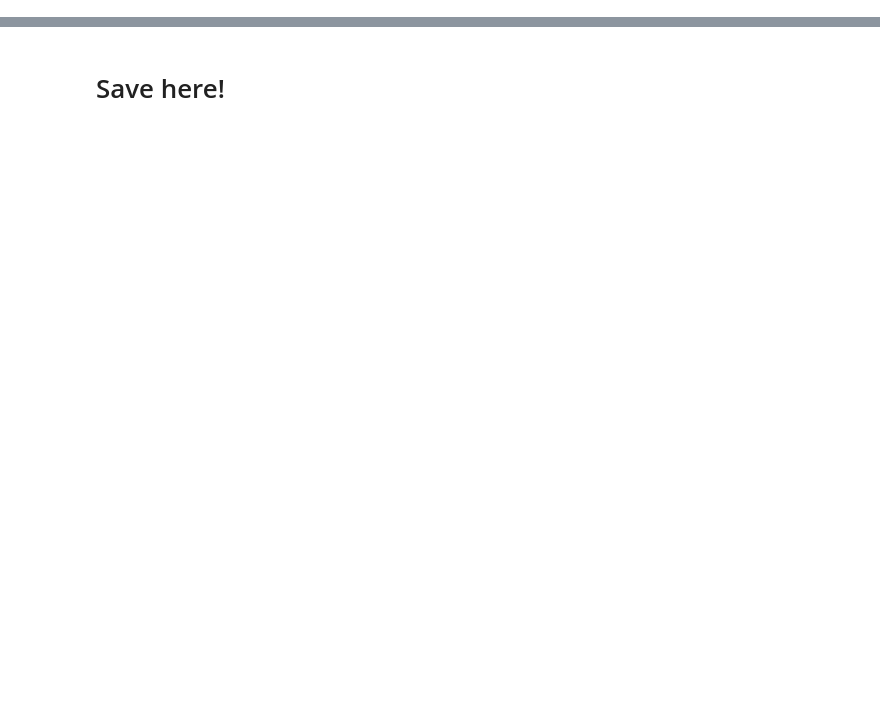
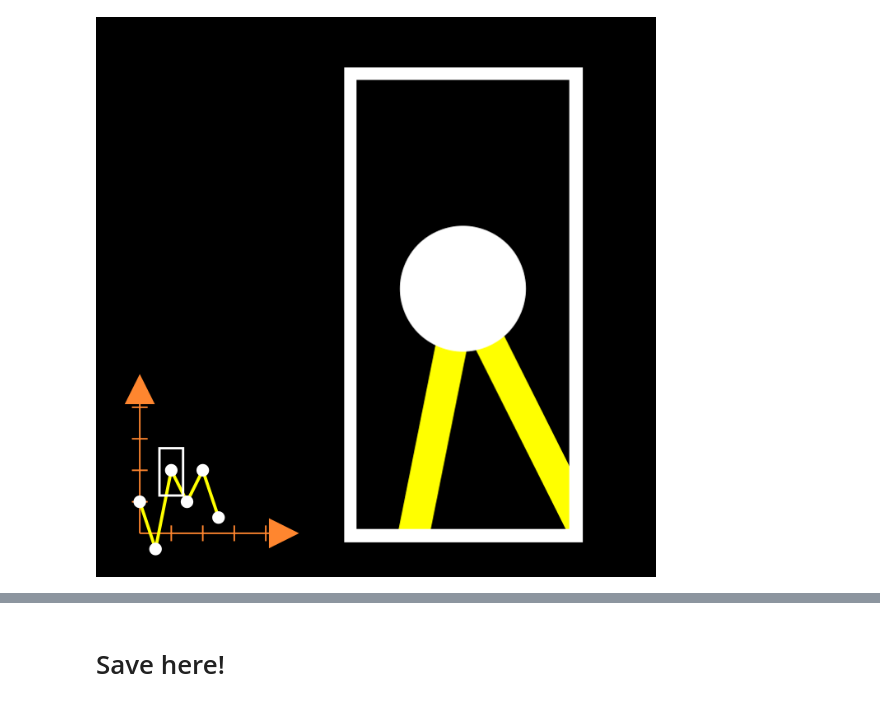
Before and after one commit to kolibril13/mobject-gallery, a Jupyter notebook: Plots.ipynb, the cells around one changed output, grey strips where cells are left out. Cells and saved outputs as stored; diff of their text form; code cells hidden in the pictures; blank space fills up the shorter version.

```diff
--- a/Plots.ipynb
+++ b/Plots.ipynb
@@ -66,3 +54,79 @@ name_snippet_pairs[image_full_name] = snippet
+# %%
+%%manim $params
+class Example(ZoomedScene):
+    def __init__(self, **kwargs):
+        ZoomedScene.__init__(
+            self,
+            zoom_factor=0.1,
+            zoomed_display_height=6,
+            zoomed_display_width=3,
+            image_frame_stroke_width=20,
+            zoomed_camera_config={
+                "default_frame_stroke_width": 3,
+            },
+            **kwargs
+        )
+
+    def construct(self):
+        self.activate_zooming(animate=False)
+
+        ax = Axes(
+            x_range=[0, 10, 2],
+            y_range=[0,10, 2],
+            x_length=2,
+            y_length=2,
+            x_axis_config={"color": ORANGE},
+            y_axis_config={"color": ORANGE},
+        )
+        ax.shift(DL)
+        x_vals = [0, 1, 2, 3,4,5]
+        y_vals = [2, -1, 4, 2, 4, 1]
+        graph = ax.get_line_graph(x_values=x_vals, y_values=y_vals)
+        self.zoomed_camera.frame.move_to(graph.get_top()+0.1*DL)
+        self.zoomed_display.shift(3*LEFT+0.4*UP)
+        self.camera.frame.scale(1/2)
+        self.camera.frame.shift(UR*1)
+
+        self.add(ax, graph)
+
+###******
+image_full_name = "Axes_zoom.png"
+snippet = r"""
+class Example(ZoomedScene):
+    def __init__(self, **kwargs):
+        ZoomedScene.__init__(
+            self,
+            zoom_factor=0.1,
+            zoomed_display_height=6,
+            zoomed_display_width=3,
+            image_frame_stroke_width=20,
+            zoomed_camera_config={
+                "default_frame_stroke_width": 3,
+            },
+            **kwargs
+        )
+
+    def construct(self):
+        self.activate_zooming(animate=False)
+
+        ax = Axes(
+            x_range=[0, 10, 2],
+            y_range=[0,10, 2],
+            x_length=2,
+            y_length=2,
+            x_axis_config={"color": ORANGE},
+            y_axis_config={"color": ORANGE},
+        )
+        ax.shift(DL)
+        x_vals = [0, 1, 2, 3,4,5]
+        y_vals = [2, -1, 4, 2, 4, 1]
+        graph = ax.get_line_graph(x_values=x_vals, y_values=y_vals)
+        self.zoomed_camera.frame.move_to(graph.get_top()+0.1*DL)
+        self.zoomed_display.shift(3*LEFT+0.4*UP)
+"""
+name_snippet_pairs[image_full_name] = snippet
+# %% [output]
+[figure, added]
 # %%
 %%manim $params
 class Example(ZoomedScene):
```
Also changed, not shown: parts of 8 cells of this notebook, 5 other files.
